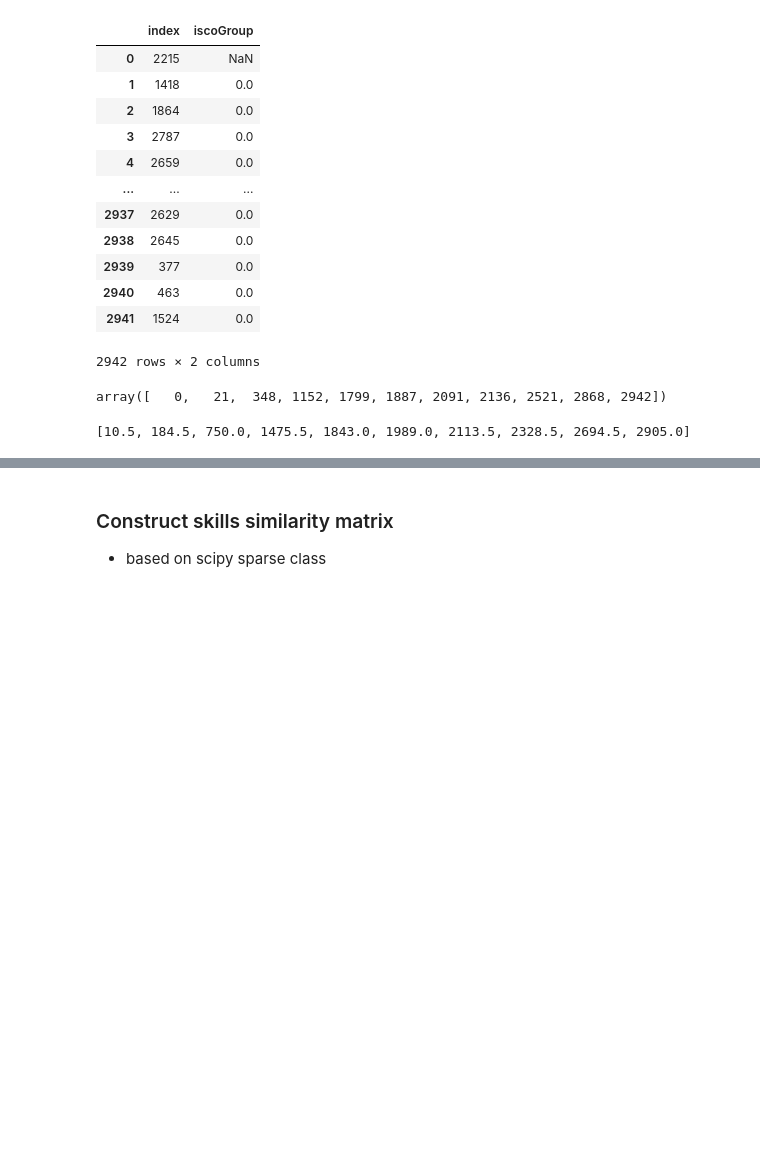
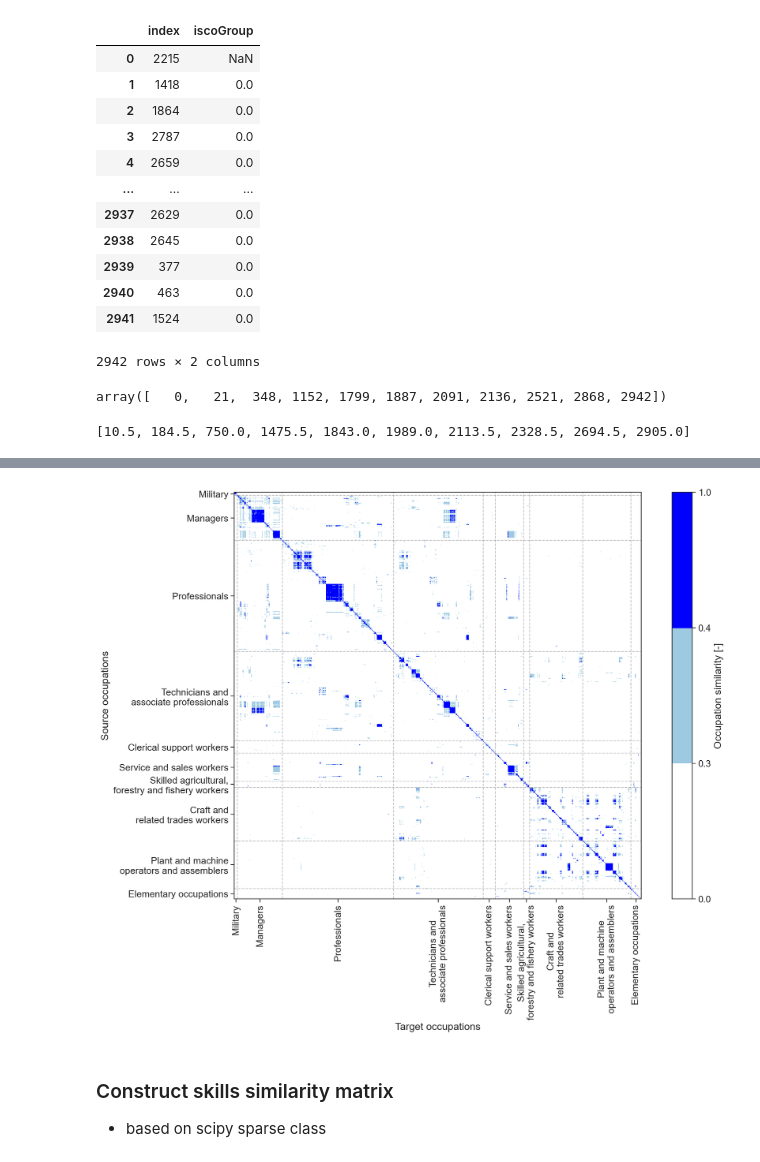
Before and after one commit to derpyninja/rejet, a Jupyter notebook: notebooks/01-fz-esco-similarity-matrix-essential-optional.ipynb, the cells around one changed output, grey strips where cells are left out. Saved outputs shown, nothing was run; the diff lists cells and outputs as text; code cells hidden in the pictures; blank space fills up the shorter version.

```diff
--- a/notebooks/01-fz-esco-similarity-matrix-essential-optional.ipynb
+++ b/notebooks/01-fz-esco-similarity-matrix-essential-optional.ipynb
@@ -430,29 +430,32 @@ AssertionError:
 # %%
 # classified with isco groups
 cmap_classified = mpl.colors.ListedColormap(['white', '#9ecae1', '#9ecae1', 'blue'])
 bounds =[0, 0.3, 0.4, 1]
 norm = mpl.colors.BoundaryNorm(bounds, cmap.N)
 
-plt.imshow(sim_kanders[x, y], cmap = cmap_classified, norm=norm)
-cbar = plt.colorbar(fraction=0.046, pad=0.04, orientation='vertical', boundaries=bounds, ticks=bounds)
-cbar.ax.set_ylabel("Occupation similarity [-]")
-plt.xlabel("Target occupations")
-plt.ylabel("Source occupations")
-plt.tight_layout()
+with sns.axes_style("ticks"), sns.plotting_context("paper", font_scale=1.5):
+    plt.imshow(sim_kanders[x, y], cmap = cmap_classified, norm=norm)
+    cbar = plt.colorbar(fraction=0.046, pad=0.04, orientation='vertical', boundaries=bounds, ticks=bounds)
+    cbar.ax.set_ylabel("Occupation similarity [-]")
+    plt.xlabel("Target occupations")
+    plt.ylabel("Source occupations")
+    plt.tight_layout()
 
-plt.xticks(center_ticks, list(isco_lvl1_mapping.values()), rotation=90)
-plt.yticks(center_ticks, list(isco_lvl1_mapping.values()))
+    plt.xticks(center_ticks, list(isco_lvl1_mapping.values()), rotation=90)
+    plt.yticks(center_ticks, list(isco_lvl1_mapping.values()))
 
-for i in df_reindex_isco_lvl1.index.values:
-    if df_reindex_isco_lvl1.loc[i, "iscoGroup"] == 1:
-        plt.axvline(x=i, color='grey', linewidth=1, alpha=0.5, linestyle="--")
-        plt.axhline(y=i, color='grey', linewidth=1, alpha=0.5, linestyle="--")
+    for i in df_reindex_isco_lvl1.index.values:
+        if df_reindex_isco_lvl1.loc[i, "iscoGroup"] == 1:
+            plt.axvline(x=i, color='grey', linewidth=1, alpha=0.5, linestyle="--")
+            plt.axhline(y=i, color='grey', linewidth=1, alpha=0.5, linestyle="--")
 
-plt.savefig(
-    os.path.join(figure_dir, "esco", "occupation_similarity_matrix_kanders_classified_isco_groups.png"),
-    bbox_inches="tight",
-    dpi=300
-)
+    plt.savefig(
+        os.path.join(figure_dir, "esco", "occupation_similarity_matrix_kanders_classified_isco_groups.png"),
+        bbox_inches="tight",
+        dpi=300
+    )
+# %% [output]
+[figure, added]
 # %%
 # ax2
 divider2 = make_axes_locatable(ax2)
```
Also changed, not shown: parts of 4 cells of this notebook, 25 other files.
